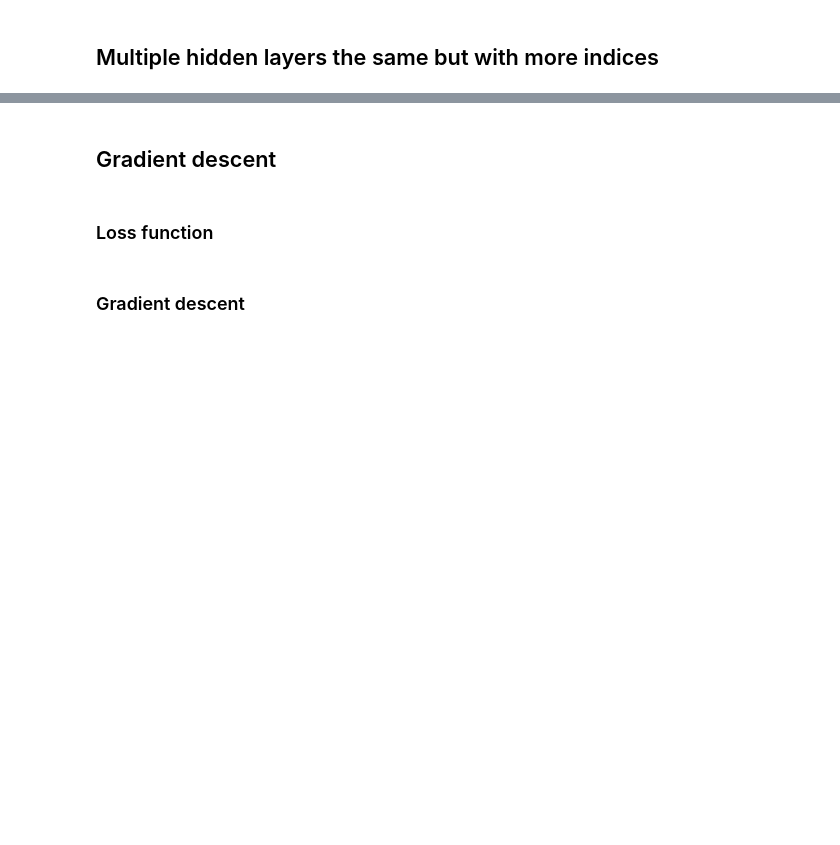
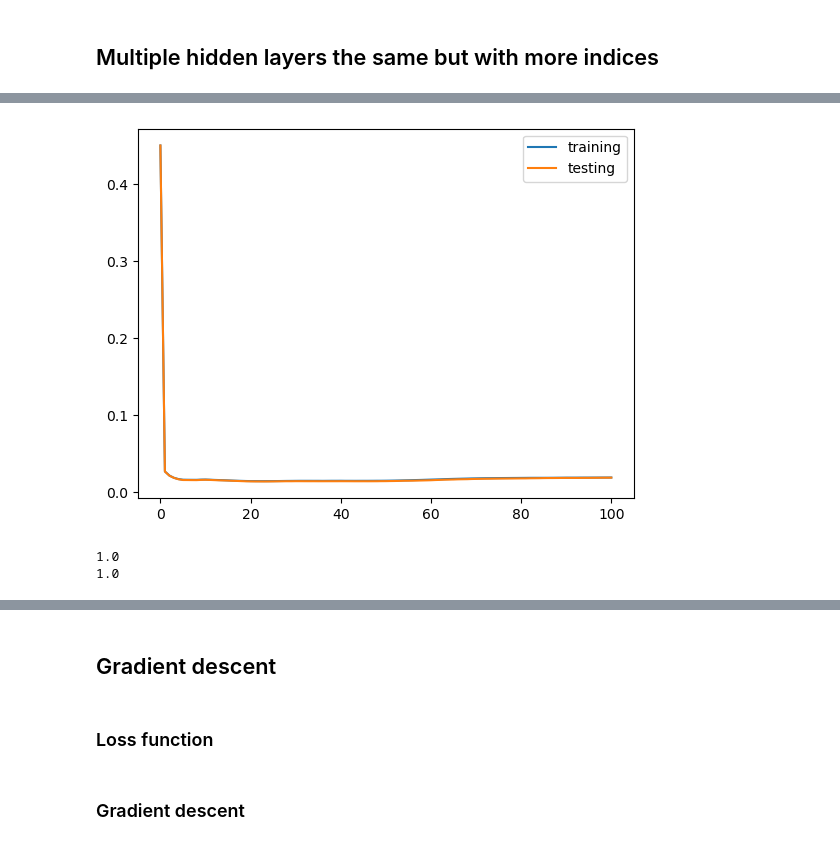
Before and after one commit to dave452/ML_LinearReg, a Jupyter notebook: Regression_NN.ipynb, the cells around one changed output, grey strips where cells are left out. Saved outputs shown, nothing was run; the diff lists cells and outputs as text; code cells hidden in the pictures; blank space fills up the shorter version.

Commit message:
MNIST test
MNIST test

```diff
--- a/Regression_NN.ipynb
+++ b/Regression_NN.ipynb
@@ -621,0 +697,13 @@ Forward prop a
+# %%
+from keras.datasets import mnist
+(x_train, y_train), (x_test, y_test) = mnist.load_data()
+n_test = x_test.shape[0]
+n_train = x_train.shape[0]
+
+im_width = x_test.shape[1]
+im_height = x_test.shape[2]
+x_train = x_train.reshape(n_train,im_width*im_height) / 256.
+x_test = x_test.reshape(n_test,im_width*im_height) / 256.
+y_train = np.array([np.arange(10) == y for y in y_train])
+y_test = np.array([np.arange(10) == y for y in y_test])
+print(x_train[0])
@@ -621,0 +728,11 @@ Forward prop a
+# %%
+n_batches = 600
+n_epochs = 100
+
+test_train_split = 0.8
+architecture = [im_width * im_height,20,10]
+activation = ['Input', 'sigmoid', 'sigmoid']
+
+
+nn_a = neural_net(1, architecture, activation)
+L_training, L_testing = nn_a.stochastic_training(x_train, y_train,x_test, y_test, n_epochs, n_batches)
@@ -621,0 +768,7 @@ Forward prop a
+# %%
+plt.plot(L_training, label = 'training')
+plt.plot(L_testing, label = 'testing')
+plt.legend()
+plt.show()
+# %% [output]
+[figure, added]
@@ -621,0 +785,6 @@ Forward prop a
+# %%
+print((np.floor( aL_train.T /  aL_train.max(axis = 1)).T * y_train).sum() / len(aL_train))
+print((np.floor( aL_test.T /  aL_test.max(axis = 1)).T * y_test).sum() / len(aL_test))
+# %% [output]
+1.0
+1.0
```
Also changed, not shown: parts of 50 cells of this notebook.
